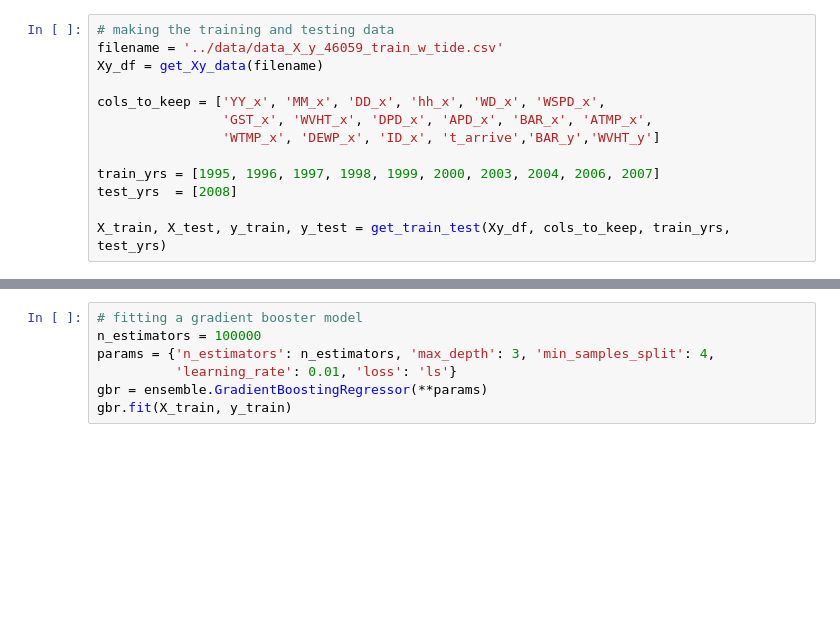
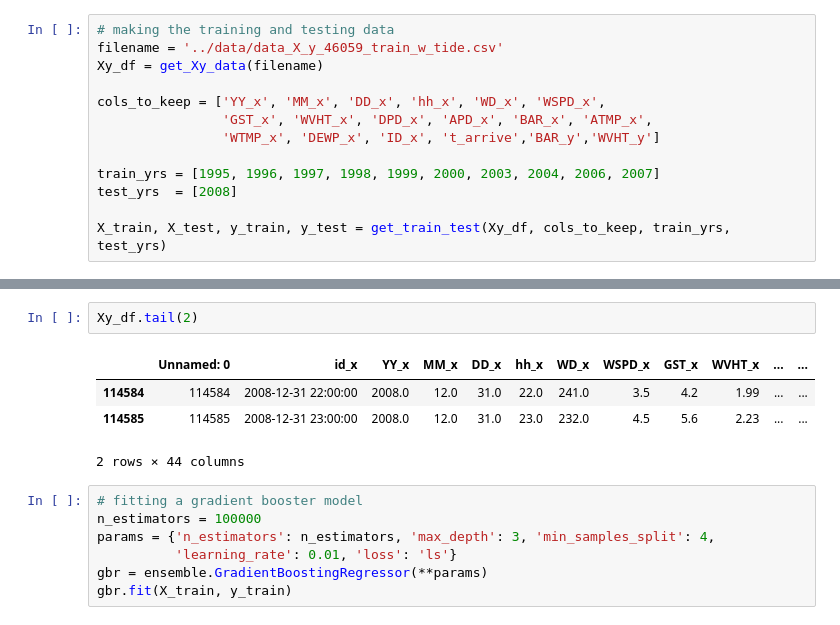
Before and after one commit to abulho/Surf_Prediction, a Jupyter notebook: src/31-Jan-2018-Modeling_Tests.ipynb, the cells around one changed output, grey strips where cells are left out. Saved outputs shown, nothing was run; the diff lists cells and outputs as text; blank space fills up the shorter version.

```diff
--- a/src/31-Jan-2018-Modeling_Tests.ipynb
+++ b/src/31-Jan-2018-Modeling_Tests.ipynb
@@ -51,3 +72,10 @@ X_train, X_test, y_train, y_test = get_train_test(Xy_df, cols_to_keep, train_yrs
+# %%
+Xy_df.tail(2)
+# %% [output]
+|  | Unnamed: 0 | id_x | YY_x | MM_x | DD_x | hh_x | WD_x | WSPD_x | GST_x | WVHT_x | ... | ... |
+| 114584 | 114584 | 2008-12-31 22:00:00 | 2008.0 | 12.0 | 31.0 | 22.0 | 241.0 | 3.5 | 4.2 | 1.99 | ... | ... |
+| 114585 | 114585 | 2008-12-31 23:00:00 | 2008.0 | 12.0 | 31.0 | 23.0 | 232.0 | 4.5 | 5.6 | 2.23 | ... | ... |
+2 rows × 44 columns
 # %%
 # fitting a gradient booster model
 n_estimators = 100000
```
Also changed, not shown: parts of 1 cell of this notebook, 6 other files.
